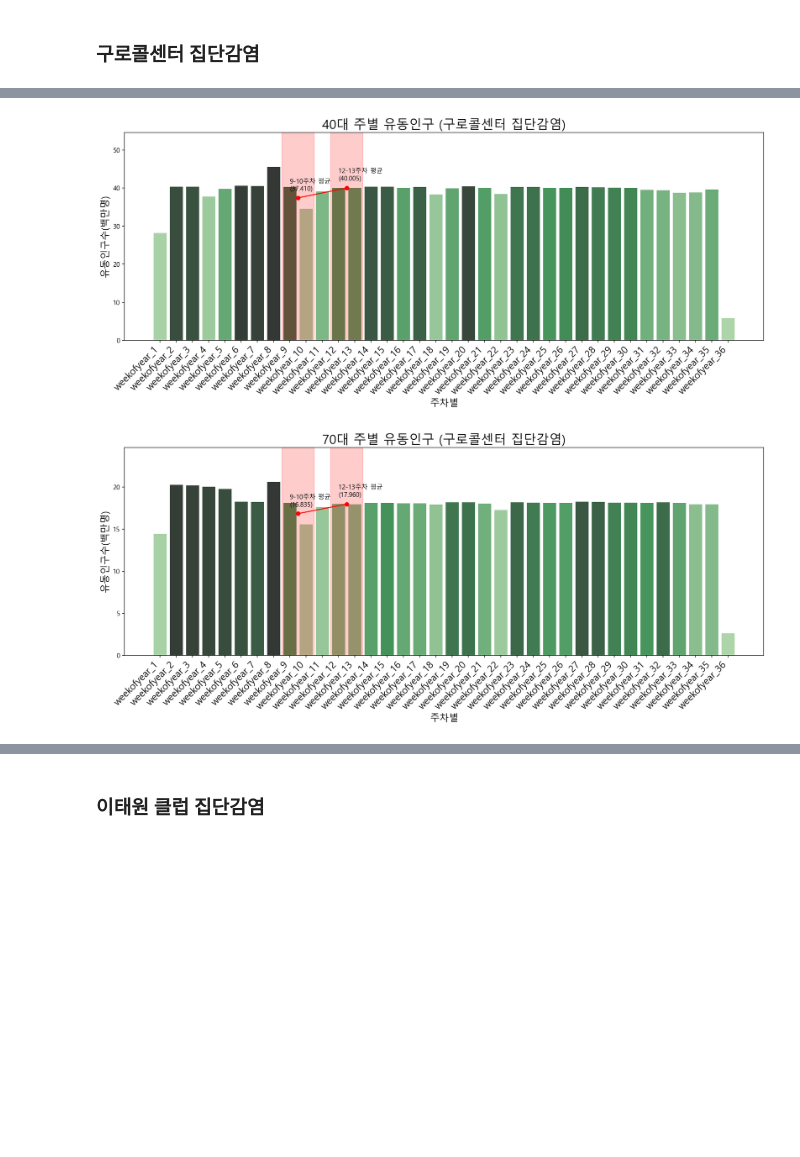
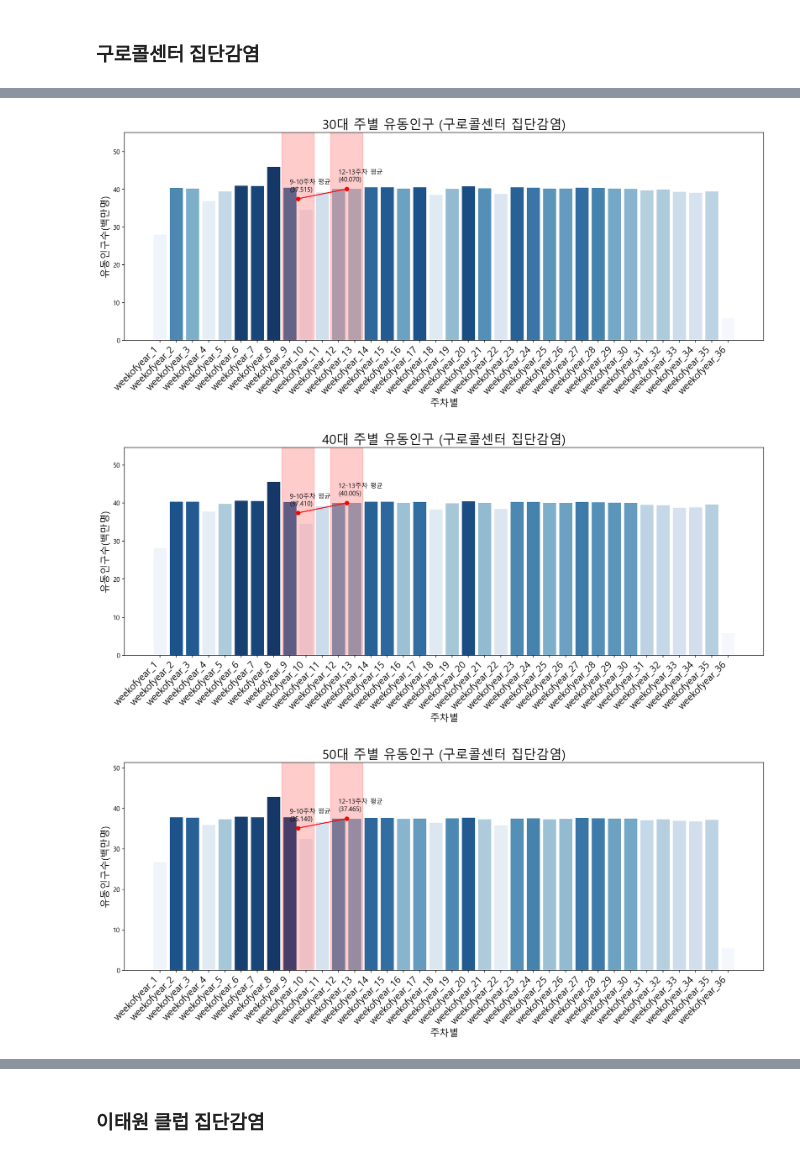
Before and after one commit to Changyoon-Lee/big_contest, a Jupyter notebook: 구별 코로나 민감도/코로나 확진 연령별 민감도 구하기.ipynb, the cells around one changed output, grey strips where cells are left out. Drawn from its saved outputs; the diff is of its cells as text; code cells hidden in the pictures; blank space fills up the shorter version.

```diff
--- a/구별 코로나 민감도/코로나 확진 연령별 민감도 구하기.ipynb
+++ b/구별 코로나 민감도/코로나 확진 연령별 민감도 구하기.ipynb
@@ -498,7 +510,7 @@ for age in total.age.unique():
   tmp_df = total[total.age==age]
   tmp_pre = tmp_df.loc[total.week.isin(range(15, 17)), 'ppl'].mean()
   tmp_post = tmp_df.loc[total.week.isin(range(18, 20)), 'ppl'].mean()#18에서 19주
-  tmp_sensitivity = round((tmp_pre - tmp_post)/tmp_pre, 3)
+  tmp_sensitivity = round(100*(tmp_pre - tmp_post)/tmp_pre, 3)
   tmp_list.append(tmp_sensitivity)
 
 fpop_sensitivity_gu = pd.DataFrame({'연령별':total.age.unique(), '코로나19_유동인구_민감도':tmp_list})\
@@ -517,7 +529,7 @@ for age in total.age.unique():
   tmp_df = total[total.age==age]
   tmp_pre = tmp_df.loc[total.week.isin(range(32,34)), 'ppl'].mean()
   tmp_post = tmp_df.loc[total.week.isin(range(34, 36)), 'ppl'].mean()
-  tmp_sensitivity = round((tmp_pre - tmp_post)/tmp_pre, 3)
+  tmp_sensitivity = round(100*(tmp_pre - tmp_post)/tmp_pre, 3)
   tmp_list.append(tmp_sensitivity)
 
 fpop_sensitivity_gu = pd.DataFrame({'연령별':total.age.unique(), '코로나19_유동인구_민감도':tmp_list})\
@@ -547,7 +559,7 @@ def plot_age_fpop(df, event,age=None, dong_code=None):
 
 
   plt.figure(figsize=(18, 6))
-  pal = sns.color_palette("Greens_d", tmp_df.shape[0])
+  pal = sns.color_palette("Blues_r", tmp_df.shape[0])
   rank = tmp_df['ppl'].argsort().argsort()
   sns.barplot(x='week', y='ppl', data=tmp_df, palette=np.array(pal[::-1])[rank])
   plt.plot([5.5, 8.5], [pre_fpop, post_fpop], '-or')
@@ -587,7 +605,7 @@ def plot_age_fpop(df, event, age=None, dong_code=None):
 
 
   plt.figure(figsize=(18, 6))
-  pal = sns.color_palette("Greens_d", tmp_df.shape[0])
+  pal = sns.color_palette("Blues_r", tmp_df.shape[0])
   rank = tmp_df['ppl'].argsort().argsort()
   sns.barplot(x='week', y='ppl', data=tmp_df, palette=np.array(pal[::-1])[rank])
   plt.plot([8.5, 11.5], [pre_fpop, post_fpop], '-or')#, label=f'{region}대 코로나19 유동인구 민감도 : {fpop_sensitivity}')
@@ -606,6 +624,9 @@ def plot_age_fpop(df, event, age=None, dong_code=None):
   plt.show()
 # %%
 plot_age_fpop(df=total, event='구로콜센터', age=20)
+plot_age_fpop(df=total, event='구로콜센터', age=30)
 plot_age_fpop(df=total, event='구로콜센터', age=40)
+plot_age_fpop(df=total, event='구로콜센터', age=50)
+plot_age_fpop(df=total, event='구로콜센터', age=60)
 plot_age_fpop(df=total, event='구로콜센터', age=70)
 # %% [output]
@@ -613,2 +634,3 @@ plot_age_fpop(df=total, event='구로콜센터', age=70)
-[figure, old version]
+[figure, new version]
-[figure, old version]
+[figure, new version]
+[figure, added]
```
Also changed, not shown: parts of 9 cells of this notebook, 2 other files.
